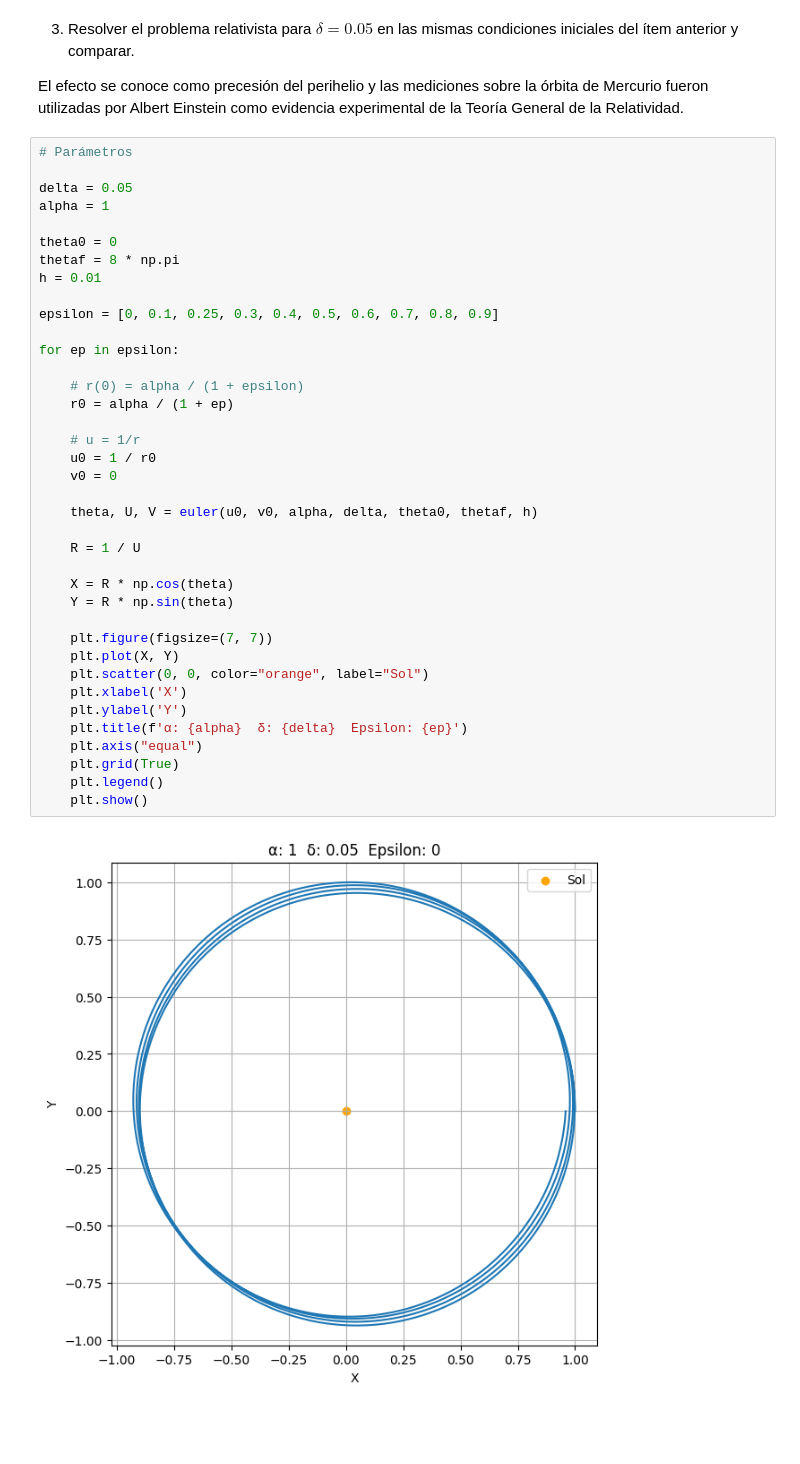
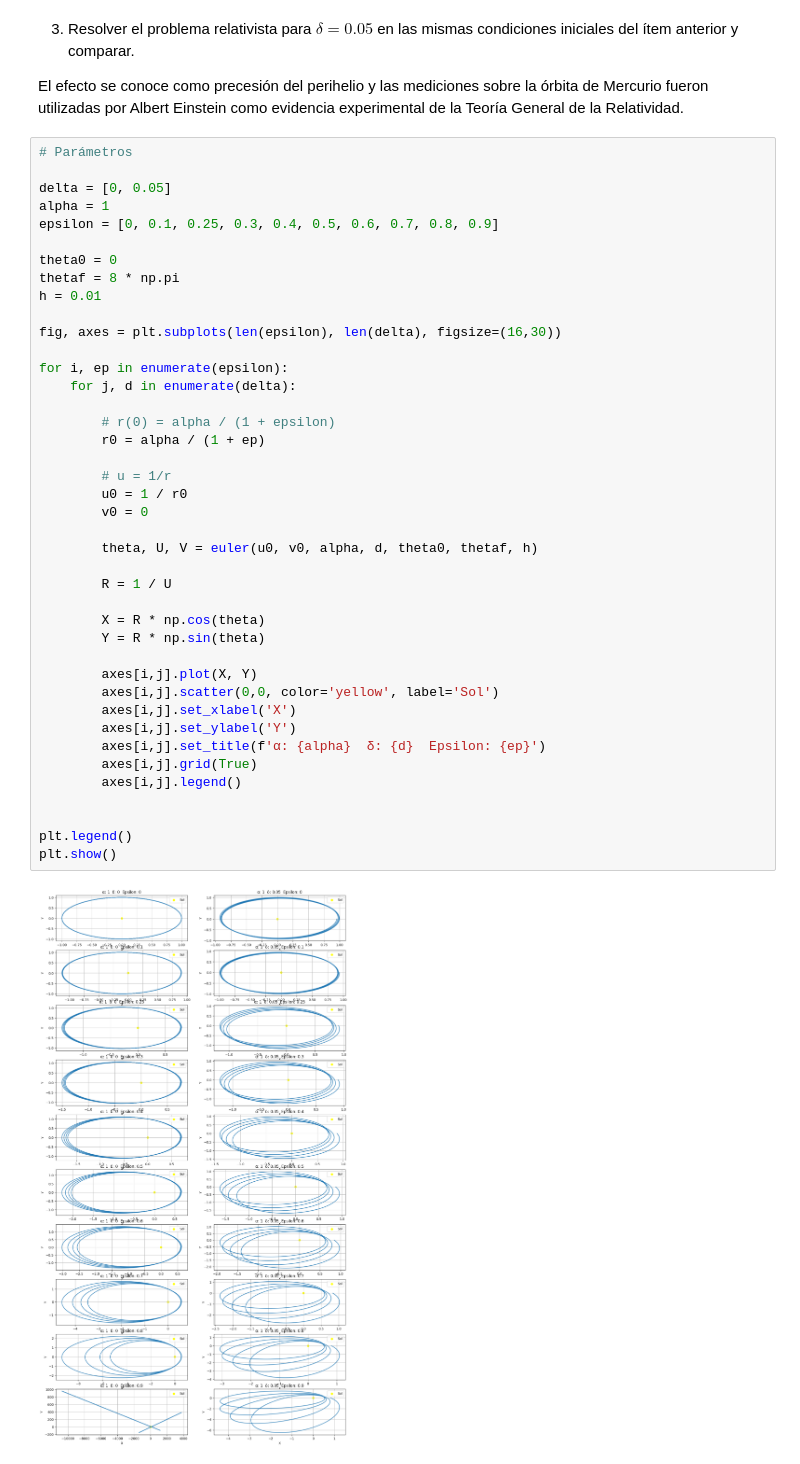
Before and after one commit to Dowhyj32/Modelado-Continuo, a Jupyter notebook: Modelos_de_EDOs/TP/tp1.ipynb, the cells around one changed output. Drawn from its saved outputs; the diff is of its cells as text; blank space fills up the shorter version.

Commit message:
Subplot (falta mejorar visuales)

```diff
--- a/Modelos_de_EDOs/TP/tp1.ipynb
+++ b/Modelos_de_EDOs/TP/tp1.ipynb
@@ -100,40 +100,43 @@ El efecto se conoce como precesión del perihelio y las mediciones sobre la órb
 # %%
 # Parámetros
 
-delta = 0.05
+delta = [0, 0.05]
 alpha = 1
+epsilon = [0, 0.1, 0.25, 0.3, 0.4, 0.5, 0.6, 0.7, 0.8, 0.9]
 
 theta0 = 0
 thetaf = 8 * np.pi
 h = 0.01
 
-epsilon = [0, 0.1, 0.25, 0.3, 0.4, 0.5, 0.6, 0.7, 0.8, 0.9]
+fig, axes = plt.subplots(len(epsilon), len(delta), figsize=(16,30))
 
-for ep in epsilon:
+for i, ep in enumerate(epsilon):
+    for j, d in enumerate(delta):
 
-    # r(0) = alpha / (1 + epsilon)
-    r0 = alpha / (1 + ep)
+        # r(0) = alpha / (1 + epsilon)
+        r0 = alpha / (1 + ep)
 
-    # u = 1/r
-    u0 = 1 / r0
-    v0 = 0
+        # u = 1/r
+        u0 = 1 / r0
+        v0 = 0
 
-    theta, U, V = euler(u0, v0, alpha, delta, theta0, thetaf, h)
+        theta, U, V = euler(u0, v0, alpha, d, theta0, thetaf, h)
 
-    R = 1 / U
+        R = 1 / U
 
-    X = R * np.cos(theta)
-    Y = R * np.sin(theta)
+        X = R * np.cos(theta)
+        Y = R * np.sin(theta)
 
-    plt.figure(figsize=(7, 7))
-    plt.plot(X, Y)
-    plt.scatter(0, 0, color="orange", label="Sol")
-    plt.xlabel('X')
-    plt.ylabel('Y')
-    plt.title(f'α: {alpha}  δ: {delta}  Epsilon: {ep}')
-    plt.axis("equal")
-    plt.grid(True)
-    plt.legend()
-    plt.show()
+        axes[i,j].plot(X, Y)
+        axes[i,j].scatter(0,0, color='yellow', label='Sol')
+        axes[i,j].set_xlabel('X')
+        axes[i,j].set_ylabel('Y')
+        axes[i,j].set_title(f'α: {alpha}  δ: {d}  Epsilon: {ep}')
+        axes[i,j].grid(True)
+        axes[i,j].legend()
+
+
+plt.legend()
+plt.show()
 # %% [output]
-[figure, old version]
+[figure, new version]
```
Also changed, not shown: parts of 3 cells of this notebook.
